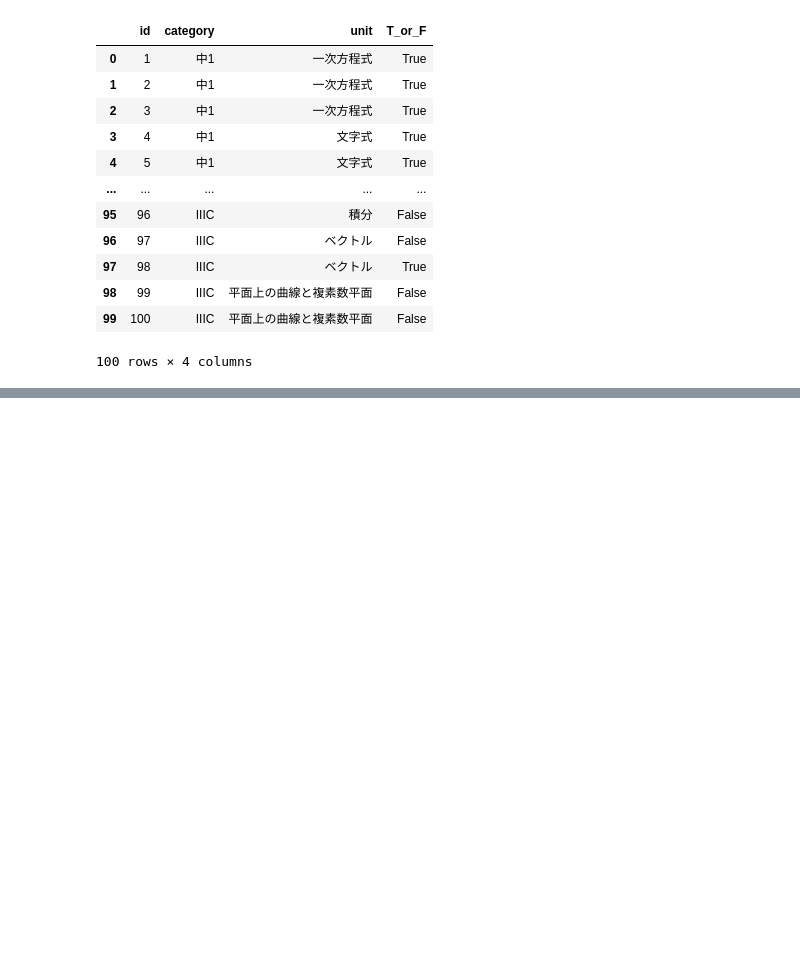
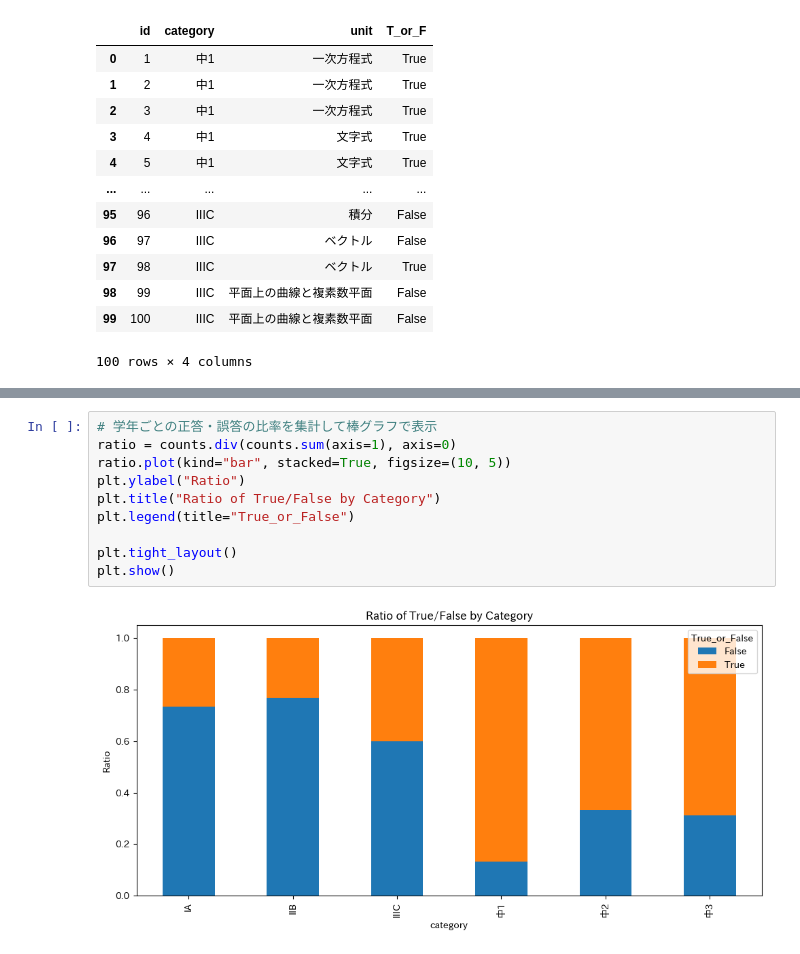
Before and after one commit to arugo11/LLM-jp-2025competetion-victory, a Jupyter notebook: analysis/analysis.ipynb, the cells around one changed output, grey strips where cells are left out. Drawn from its saved outputs; the diff is of its cells as text; blank space fills up the shorter version.

```diff
--- a/analysis/analysis.ipynb
+++ b/analysis/analysis.ipynb
@@ -74,0 +94,12 @@ plt.show()
+# %%
+# 学年ごとの正答・誤答の比率を集計して棒グラフで表示
+ratio = counts.div(counts.sum(axis=1), axis=0)
+ratio.plot(kind="bar", stacked=True, figsize=(10, 5))
+plt.ylabel("Ratio")
+plt.title("Ratio of True/False by Category")
+plt.legend(title="True_or_False")
+
+plt.tight_layout()
+plt.show()
+# %% [output]
+[figure, added]
```
Also changed, not shown: parts of 3 cells of this notebook, 4 other files.
